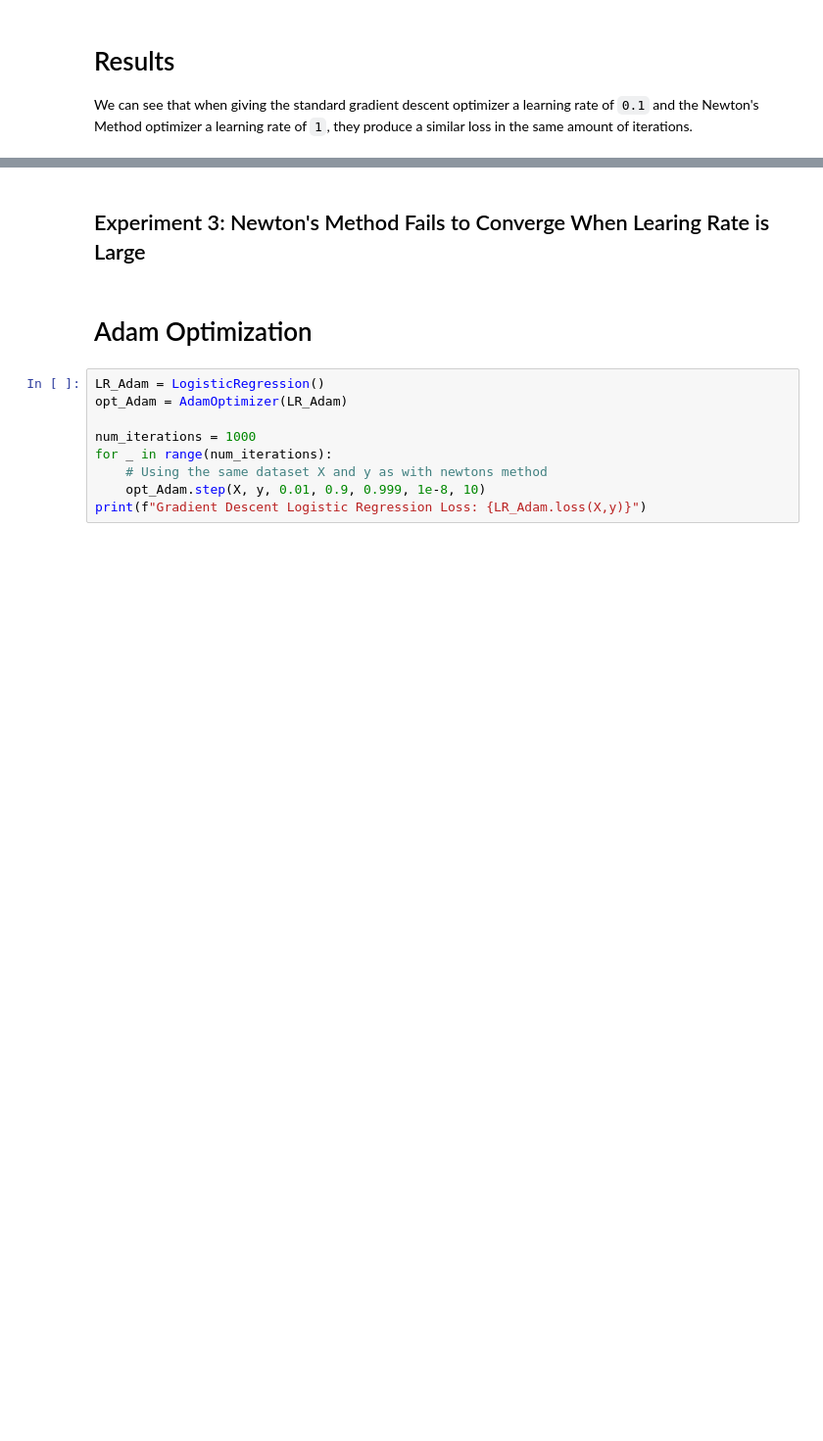
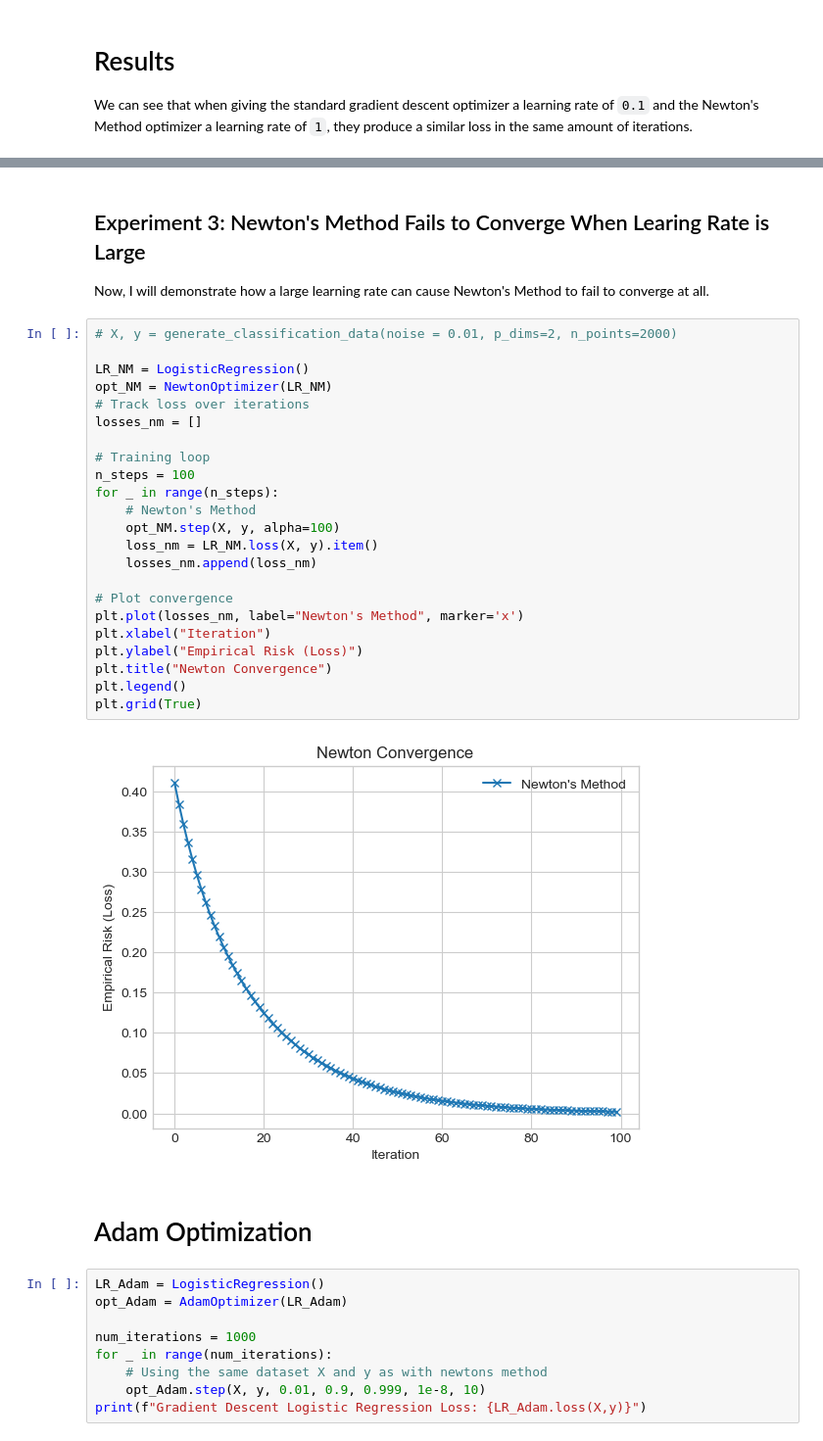
Before and after one commit to CameronHudson813/CameronHudson813.github.io, a Jupyter notebook: posts/Newton's Method and Adam/index.ipynb, the cells around one changed output, grey strips where cells are left out. Shown at 98% size. Cells and saved outputs as stored; diff of their text form; blank space fills up the shorter version.

```diff
--- a/posts/Newton's Method and Adam/index.ipynb
+++ b/posts/Newton's Method and Adam/index.ipynb
@@ -121,5 +180,31 @@ plt.show()
 # %% [markdown]
 ## Experiment 3: Newton's Method Fails to Converge When Learing Rate is Large
+Now, I will demonstrate how a large learning rate can cause Newton's Method to fail to converge at all.
+# %%
+# X, y = generate_classification_data(noise = 0.01, p_dims=2, n_points=2000)
+
+LR_NM = LogisticRegression()
+opt_NM = NewtonOptimizer(LR_NM)
+# Track loss over iterations
+losses_nm = []
+
+# Training loop
+n_steps = 100
+for _ in range(n_steps):
+    # Newton's Method
+    opt_NM.step(X, y, alpha=100)
+    loss_nm = LR_NM.loss(X, y).item()
+    losses_nm.append(loss_nm)
+
+# Plot convergence
+plt.plot(losses_nm, label="Newton's Method", marker='x')
+plt.xlabel("Iteration")
+plt.ylabel("Empirical Risk (Loss)")
+plt.title("Newton Convergence")
+plt.legend()
+plt.grid(True)
+# %% [output]
+[figure, added]
 # %% [markdown]
 # Adam Optimization
 # %%
```
Also changed, not shown: parts of 11 cells of this notebook, 11 other files.
